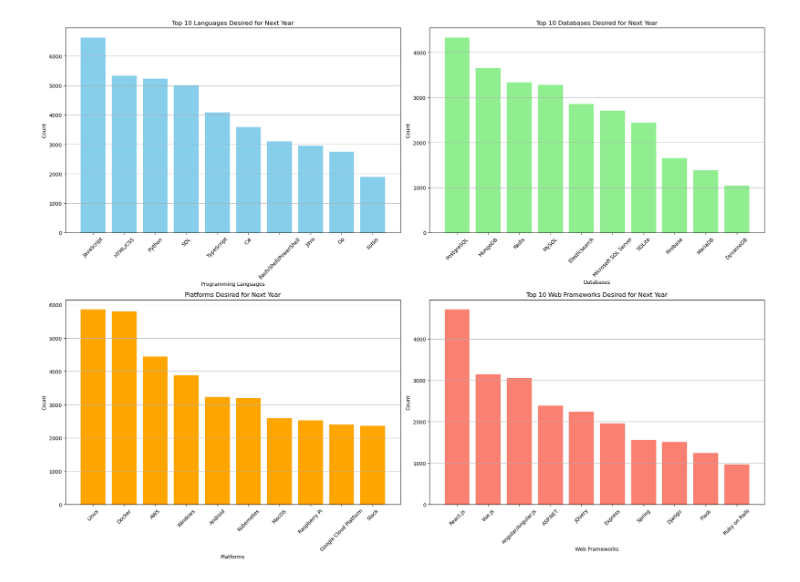
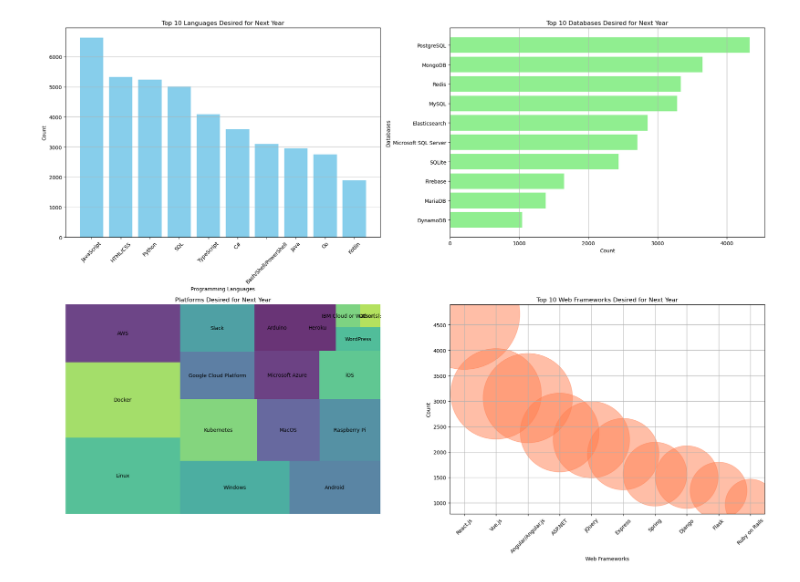
Before and after one commit to PedroGuille/python_exam, a Jupyter notebook: examen.ipynb, the cells around one changed output. Saved outputs shown, nothing was run; the diff lists cells and outputs as text; code cells hidden in the pictures.

```diff
--- a/examen.ipynb
+++ b/examen.ipynb
@@ -64,52 +72,51 @@ plt.show()
 # Top 10 Languages Desired for Next Year (Bar chart)
 top_10_languages_desired_future = df_technologies['LanguageDesireNextYear'].value_counts().head(10)
 
-# Top 10 Databases Desired for Next Year (Bar chart)
+# Top 10 Databases Desired for Next Year (Column chart)
 top_10_databases_desired_future = df_technologies['DatabaseDesireNextYear'].value_counts().head(10)
 
-# Desired Platforms for Next Year (Bar chart)
-platforms_desired_future = df_technologies['PlatformDesireNextYear'].value_counts().head(10)
+# Desired Platforms for Next Year (Tree map chart)
+platforms_desired_future = df_technologies['PlatformDesireNextYear'].value_counts()
 
-# Top 10 Web Frameworks Desired for Next Year (Bar chart)
+# Top 10 Web Frameworks Desired for Next Year (Hierarchy bubble chart)
 top_10_webframeworks_desired_future = df_technologies['WebFrameDesireNextYear'].value_counts().head(10)
 
 # Create a 2x2 subplot layout
 fig, axs = plt.subplots(2, 2, figsize=(20, 15))
 
 # Panel 1: Top 10 Languages Desired for Next Year (Bar chart)
 axs[0, 0].bar(top_10_languages_desired_future.index, top_10_languages_desired_future.values, color='skyblue')
 axs[0, 0].set_title('Top 10 Languages Desired for Next Year')
 axs[0, 0].set_xlabel('Programming Languages')
 axs[0, 0].set_ylabel('Count')
 axs[0, 0].tick_params(axis='x', rotation=45)
 axs[0, 0].grid(axis='y')
 
-# Panel 2: Top 10 Databases Desired for Next Year (Bar chart)
-axs[0, 1].bar(top_10_databases_desired_future.index, top_10_databases_desired_future.values, color='lightgreen')
+# Panel 2: Top 10 Databases Desired for Next Year (Column chart)
+axs[0, 1].barh(top_10_databases_desired_future.index, top_10_databases_desired_future.values, color='lightgreen')
 axs[0, 1].set_title('Top 10 Databases Desired for Next Year')
-axs[0, 1].set_xlabel('Databases')
-axs[0, 1].set_ylabel('Count')
-axs[0, 1].tick_params(axis='x', rotation=45)
-axs[0, 1].grid(axis='y')
+axs[0, 1].set_xlabel('Count')
+axs[0, 1].set_ylabel('Databases')
+axs[0, 1].invert_yaxis()  # Invert y-axis to show highest count at the top
+axs[0, 1].grid(axis='x')
 
-# Panel 3: Desired Platforms for Next Year (Bar chart)
-axs[1, 0].bar(platforms_desired_future.index, platforms_desired_future.values, color='orange')
+# Panel 3: Desired Platforms for Next Year (Tree map chart)
+sizes_future = platforms_desired_future.values
+squarify.plot(sizes=sizes_future, label=platforms_desired_future.index, alpha=0.8, ax=axs[1, 0])
 axs[1, 0].set_title('Platforms Desired for Next Year')
-axs[1, 0].set_xlabel('Platforms')
-axs[1, 0].set_ylabel('Count')
-axs[1, 0].tick_params(axis='x', rotation=45)
-axs[1, 0].grid(axis='y')
+axs[1, 0].axis('off')
 
-# Panel 4: Top 10 Web Frameworks Desired for Next Year (Bar chart)
-axs[1, 1].bar(top_10_webframeworks_desired_future.index, top_10_webframeworks_desired_future.values, color='salmon')
+# Panel 4: Top 10 Web Frameworks Desired for Next Year (Hierarchy bubble chart)
+sizes_future = top_10_webframeworks_desired_future.values * 10  # Scale for better visualization
+axs[1, 1].scatter(top_10_webframeworks_desired_future.index, top_10_webframeworks_desired_future.values, s=sizes_future, color='coral', alpha=0.5)
 axs[1, 1].set_title('Top 10 Web Frameworks Desired for Next Year')
 axs[1, 1].set_xlabel('Web Frameworks')
 axs[1, 1].set_ylabel('Count')
 axs[1, 1].tick_params(axis='x', rotation=45)
-axs[1, 1].grid(axis='y')
+axs[1, 1].grid(True)
 
 plt.tight_layout()
 plt.show()
 # %% [output]
-[figure, old version]
+[figure, new version]
 # %%
```
Also changed, not shown: parts of 3 cells of this notebook.
